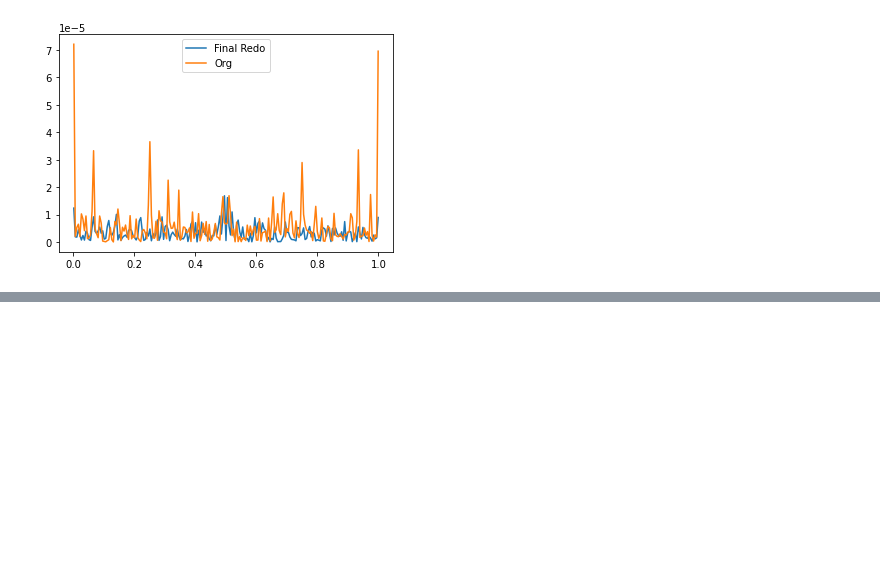
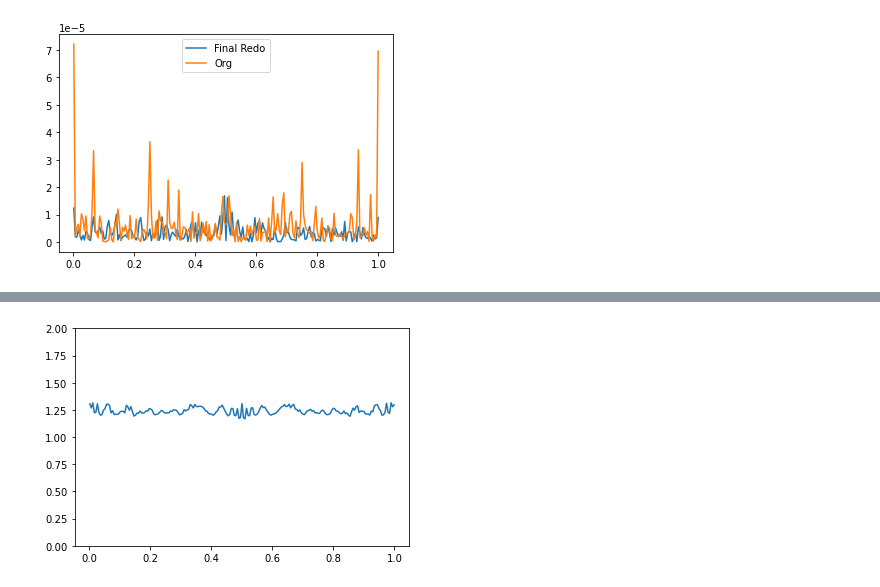
Before and after one commit to Koichi-Miyamoto/QAEErrorVsNShotNGrover, a Jupyter notebook: IQAEBinom_ForVariousPTrue_FinalRoundRedo.ipynb, the cells around one changed output, grey strips where cells are left out. Cells and saved outputs as stored; diff of their text form; code cells hidden in the pictures; blank space fills up the shorter version.

```diff
--- a/IQAEBinom_ForVariousPTrue_FinalRoundRedo.ipynb
+++ b/IQAEBinom_ForVariousPTrue_FinalRoundRedo.ipynb
@@ -271,0 +364,7 @@ plt.show()
+# %%
+ax = plt.gca()
+plt.plot(ps, np.array(aveQueryNum_FinalRedo) / np.array(aveQueryNum))
+ax.set_ylim(0,2)
+plt.show()
+# %% [output]
+[figure, added]
```
Also changed, not shown: parts of 4 cells of this notebook, 6 other files.
